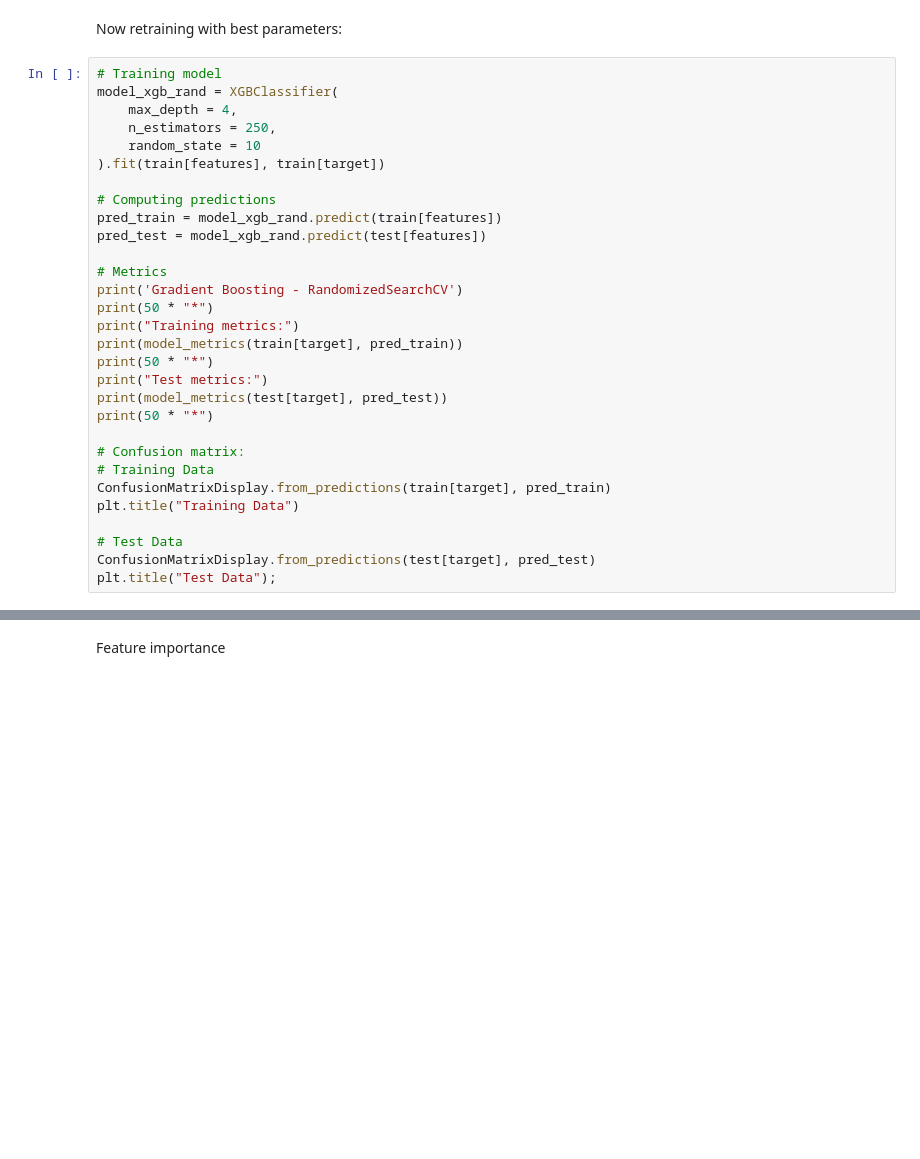
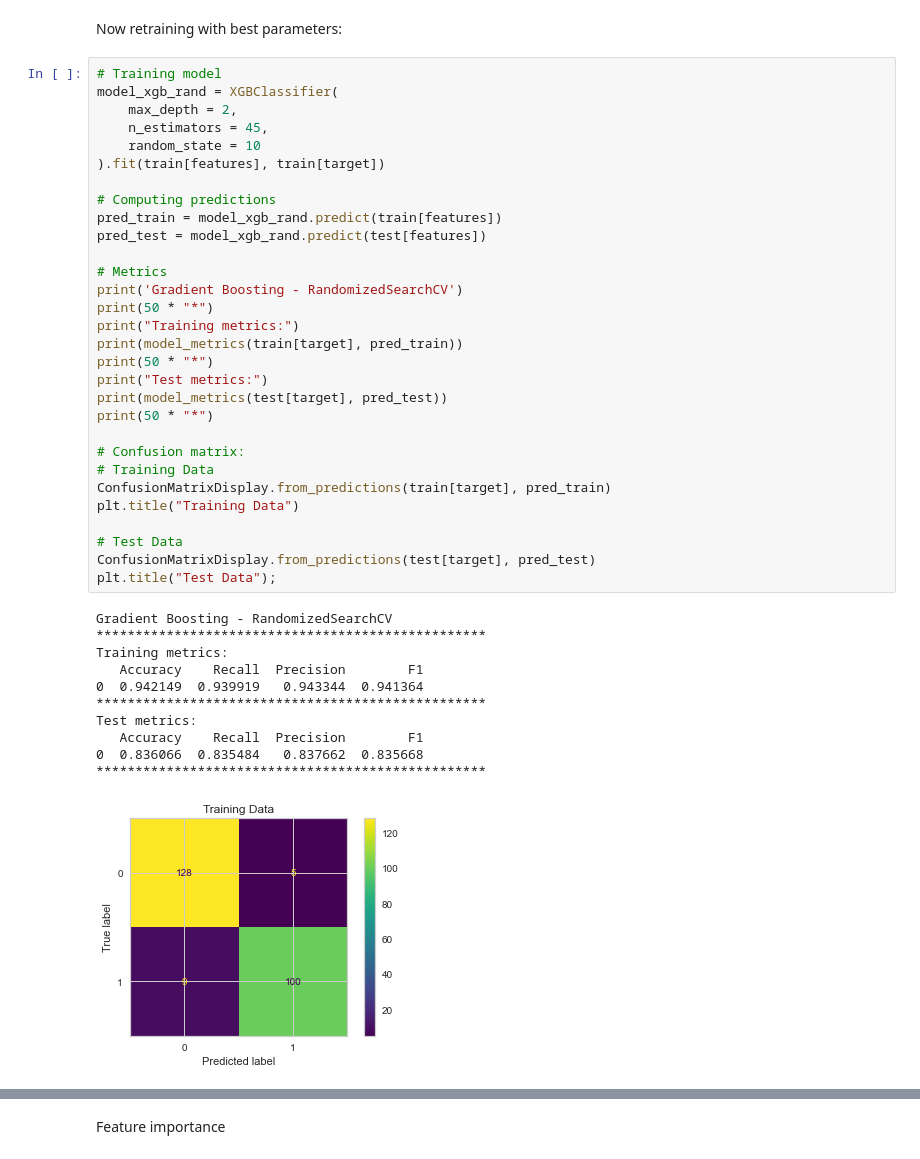
Before and after one commit to elnez/CREWES_proyect, a Jupyter notebook: EDA_HeartAttack.ipynb, the cells around one changed output, grey strips where cells are left out. Saved outputs shown, nothing was run; the diff lists cells and outputs as text; blank space fills up the shorter version.

Commit message:
Update EDA_HeartAttack.ipynb
Updated grid search parameters.

```diff
--- a/EDA_HeartAttack.ipynb
+++ b/EDA_HeartAttack.ipynb
@@ -1202,30 +1220,42 @@ Now retraining with best parameters:
 # %%
 # Training model
 model_xgb_rand = XGBClassifier(
-    max_depth = 4,
-    n_estimators = 250,
+    max_depth = 2,
+    n_estimators = 45,
     random_state = 10
 ).fit(train[features], train[target])
 
 # Computing predictions
 pred_train = model_xgb_rand.predict(train[features])
 pred_test = model_xgb_rand.predict(test[features])
 
 # Metrics
 print('Gradient Boosting - RandomizedSearchCV')
 print(50 * "*")
 print("Training metrics:")
 print(model_metrics(train[target], pred_train))
 print(50 * "*")
 print("Test metrics:")
 print(model_metrics(test[target], pred_test))
 print(50 * "*")
 
 # Confusion matrix:
 # Training Data
 ConfusionMatrixDisplay.from_predictions(train[target], pred_train)
 plt.title("Training Data")
 
 # Test Data
 ConfusionMatrixDisplay.from_predictions(test[target], pred_test)
 plt.title("Test Data");
+# %% [output]
+Gradient Boosting - RandomizedSearchCV
+**************************************************
+Training metrics:
+   Accuracy    Recall  Precision        F1
+0  0.942149  0.939919   0.943344  0.941364
+**************************************************
+Test metrics:
+   Accuracy    Recall  Precision        F1
+0  0.836066  0.835484   0.837662  0.835668
+**************************************************
+[figure, added]
```
Also changed, not shown: parts of 38 cells of this notebook.
